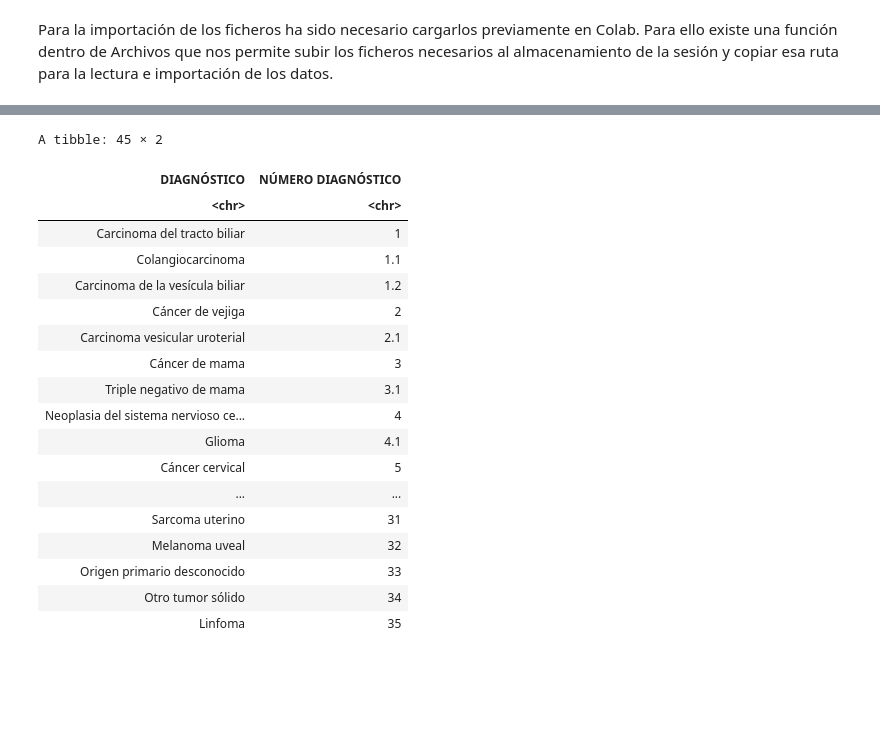
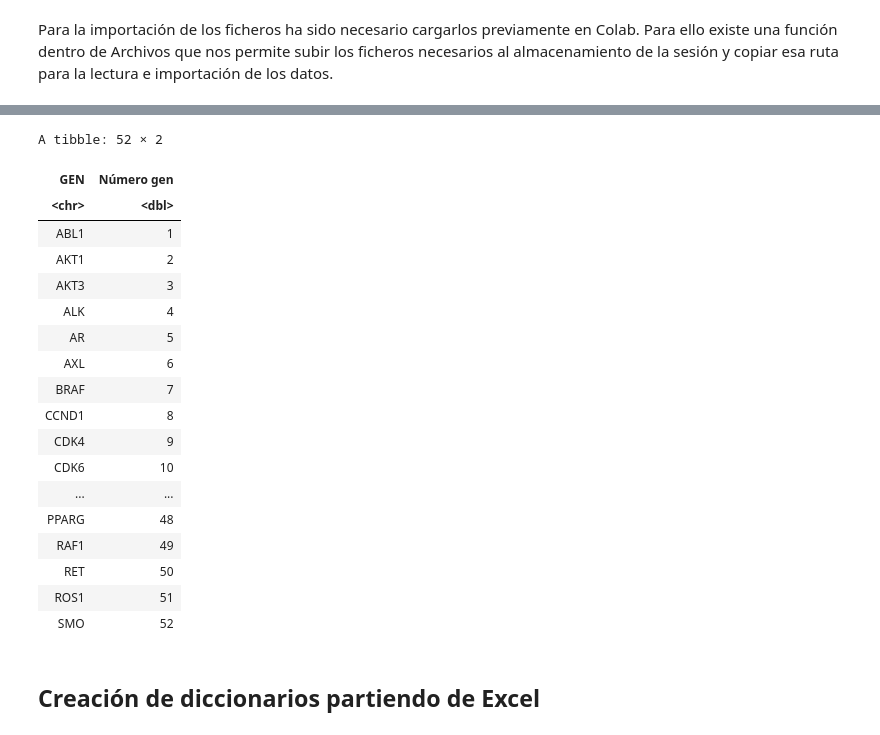
Before and after one commit to LuciaVitores/Automatizacion_PDF_scraping, a Jupyter notebook: CodigoR.ipynb, the cells around one changed output, grey strips where cells are left out. Cells and saved outputs as stored; diff of their text form; code cells hidden in the pictures; blank space fills up the shorter version.

```diff
--- a/CodigoR.ipynb
+++ b/CodigoR.ipynb
@@ -57,23 +78,25 @@ Para la importación de los ficheros ha sido necesario cargarlos previamente en
 # %%
-Genes <- read_excel("/content/Diagnostico.xlsx")
+Genes <- read_excel("/content/Genes.xlsx")
 View(Genes)
 # %% [output]
-A tibble: 45 × 2
+A tibble: 52 × 2
-| DIAGNÓSTICO | NÚMERO DIAGNÓSTICO |
-| <chr> | <chr> |
-| Carcinoma del tracto biliar | 1 |
-| Colangiocarcinoma | 1.1 |
-| Carcinoma de la vesícula biliar | 1.2 |
-| Cáncer de vejiga | 2 |
-| Carcinoma vesicular uroterial | 2.1 |
-| Cáncer de mama | 3 |
-| Triple negativo de mama | 3.1 |
-| Neoplasia del sistema nervioso ce... | 4 |
-| Glioma | 4.1 |
-| Cáncer cervical | 5 |
+| GEN | Número gen |
+| <chr> | <dbl> |
+| ABL1 | 1 |
+| AKT1 | 2 |
+| AKT3 | 3 |
+| ALK | 4 |
+| AR | 5 |
+| AXL | 6 |
+| BRAF | 7 |
+| CCND1 | 8 |
+| CDK4 | 9 |
+| CDK6 | 10 |
 | ... | ... |
-| Sarcoma uterino | 31 |
-| Melanoma uveal | 32 |
-| Origen primario desconocido | 33 |
-| Otro tumor sólido | 34 |
-| Linfoma | 35 |
+| PPARG | 48 |
+| RAF1 | 49 |
+| RET | 50 |
+| ROS1 | 51 |
+| SMO | 52 |
+# %% [markdown]
+## **Creación de diccionarios partiendo de Excel**
```
Also changed, not shown: parts of 11 cells of this notebook.
